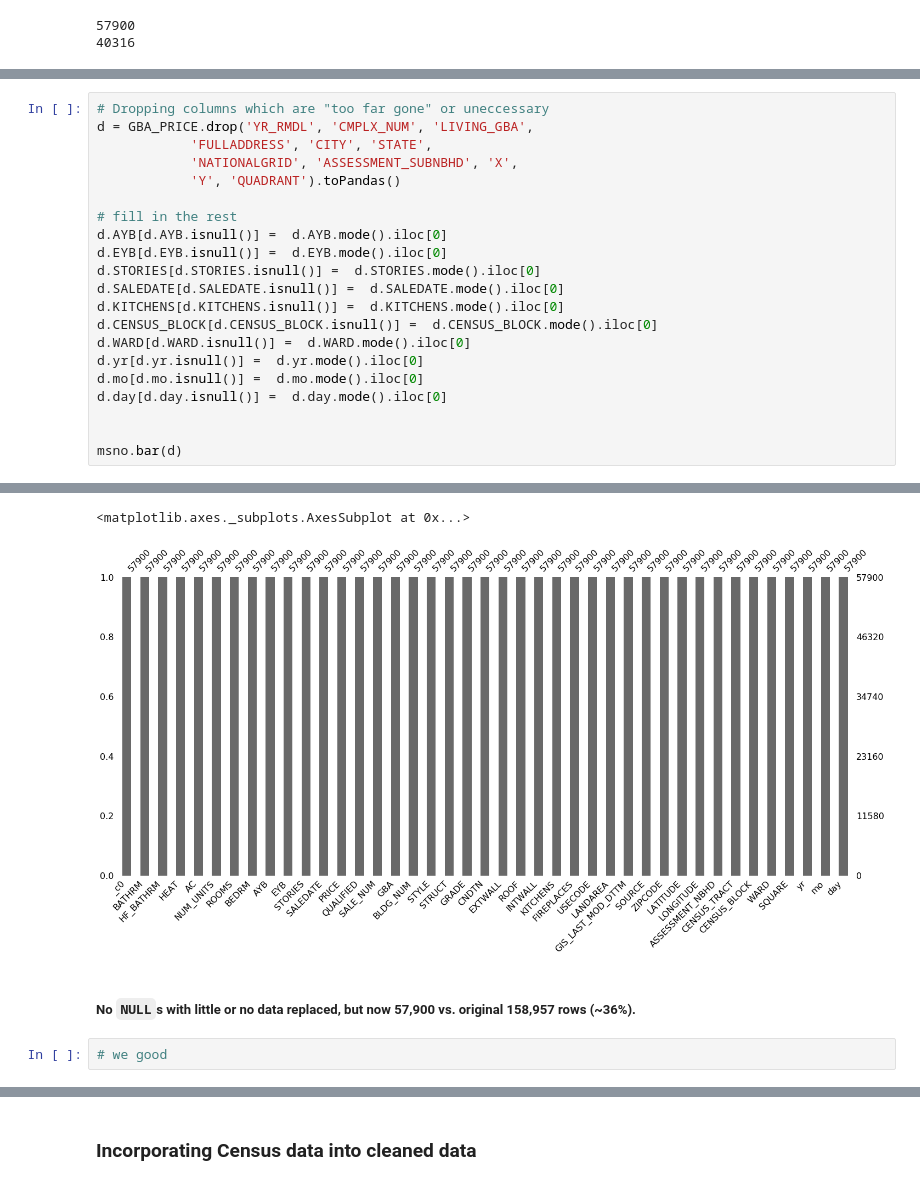
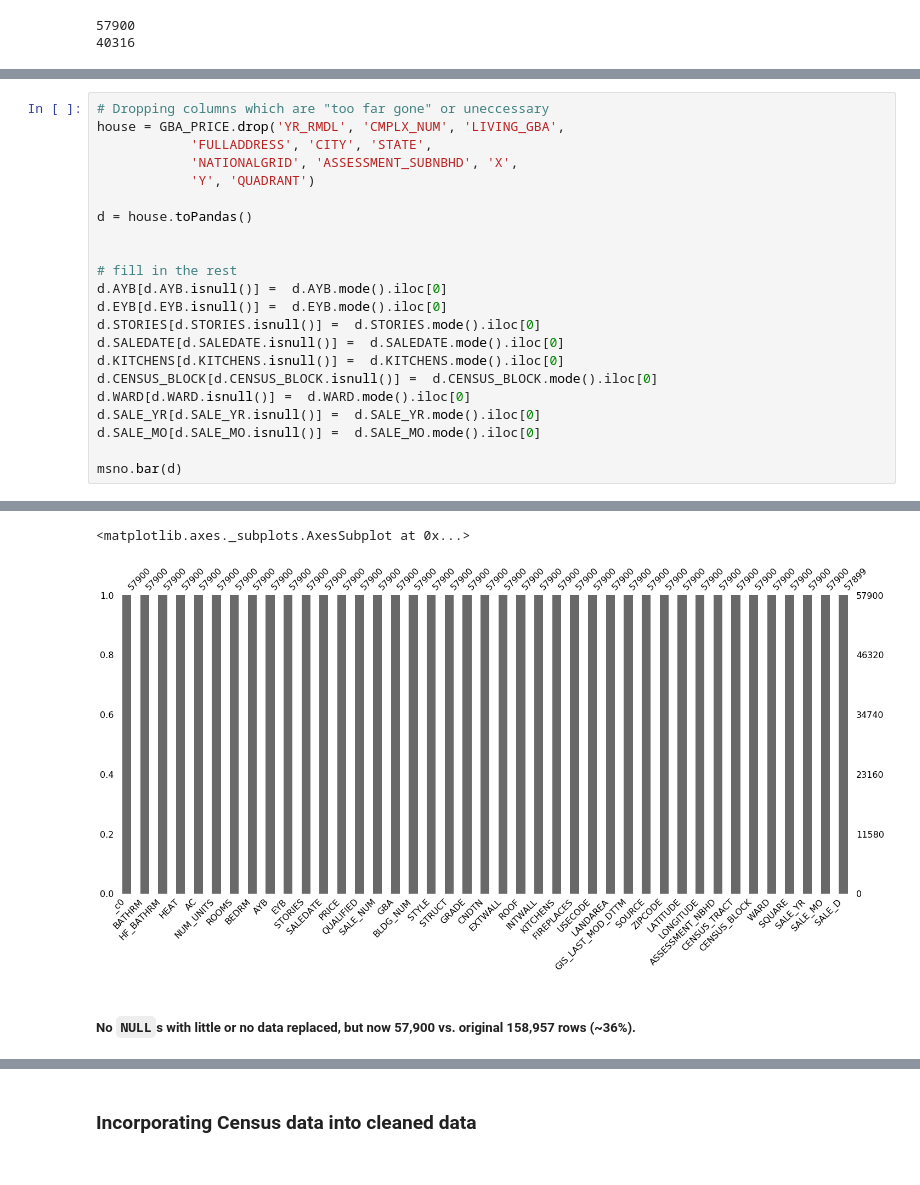
Before and after one commit to elieric/is843, a Jupyter notebook: assignment_1.ipynb, the cells around one changed output, grey strips where cells are left out. Drawn from its saved outputs; the diff is of its cells as text.

```diff
--- a/assignment_1.ipynb
+++ b/assignment_1.ipynb
@@ -427,9 +429,12 @@ msno.bar(py_GBA_PRICE)
 # %%
 # Dropping columns which are "too far gone" or uneccessary
-d = GBA_PRICE.drop('YR_RMDL', 'CMPLX_NUM', 'LIVING_GBA',
+house = GBA_PRICE.drop('YR_RMDL', 'CMPLX_NUM', 'LIVING_GBA',
             'FULLADDRESS', 'CITY', 'STATE',
             'NATIONALGRID', 'ASSESSMENT_SUBNBHD', 'X',
-            'Y', 'QUADRANT').toPandas()
+            'Y', 'QUADRANT')
+
+d = house.toPandas()
+
 
 # fill in the rest
 d.AYB[d.AYB.isnull()] =  d.AYB.mode().iloc[0]
@@ -439,10 +444,8 @@ d.SALEDATE[d.SALEDATE.isnull()] =  d.SALEDATE.mode().iloc[0]
 d.KITCHENS[d.KITCHENS.isnull()] =  d.KITCHENS.mode().iloc[0]
 d.CENSUS_BLOCK[d.CENSUS_BLOCK.isnull()] =  d.CENSUS_BLOCK.mode().iloc[0]
 d.WARD[d.WARD.isnull()] =  d.WARD.mode().iloc[0]
-d.yr[d.yr.isnull()] =  d.yr.mode().iloc[0]
-d.mo[d.mo.isnull()] =  d.mo.mode().iloc[0]
-d.day[d.day.isnull()] =  d.day.mode().iloc[0]
-
+d.SALE_YR[d.SALE_YR.isnull()] =  d.SALE_YR.mode().iloc[0]
+d.SALE_MO[d.SALE_MO.isnull()] =  d.SALE_MO.mode().iloc[0]
 
 msno.bar(d)
 # %% [output]
@@ -466,6 +469,4 @@ See the caveats in the documentation: http://pandas.pydata.org/pandas-docs/stabl
 <matplotlib.axes._subplots.AxesSubplot at 0x...>
-[figure, old version]
+[figure, new version]
 # %% [markdown]
 ##### No `NULL`s with little or no data replaced, but now 57,900 vs. original 158,957 rows (~36%).
-# %%
-# we good
```
Also changed, not shown: parts of 49 cells of this notebook.
